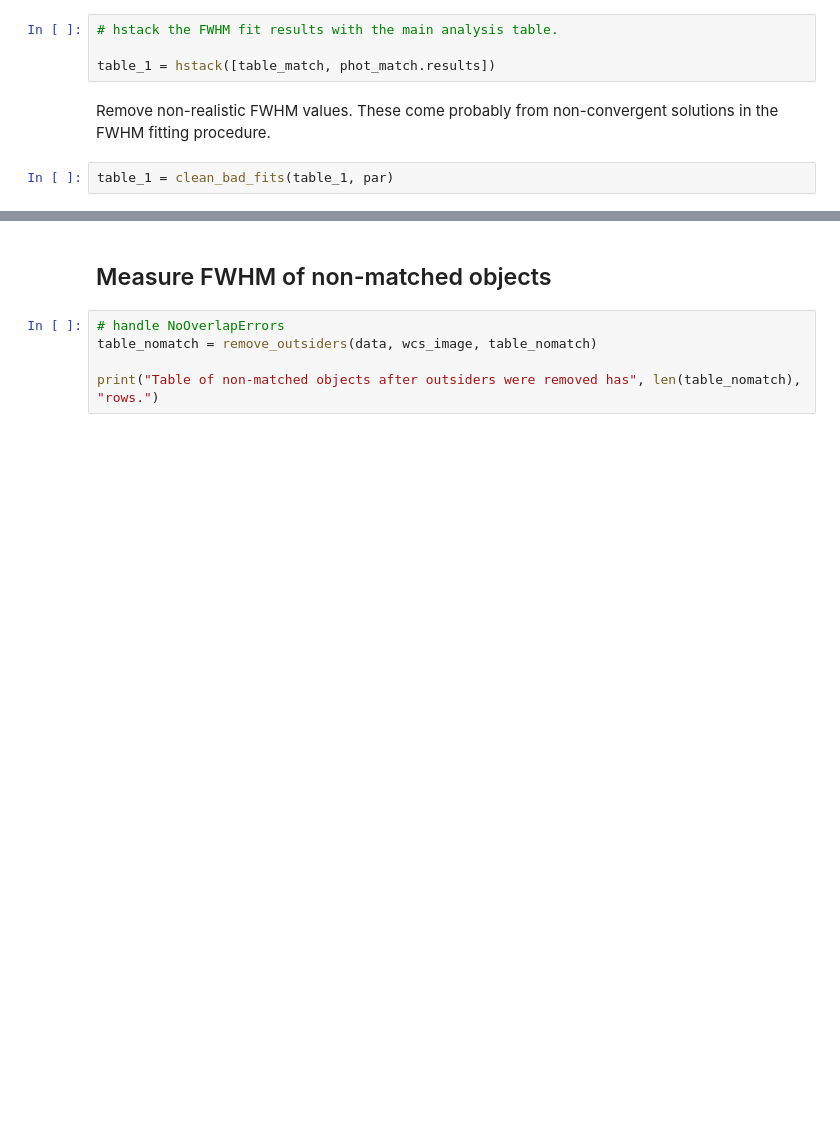
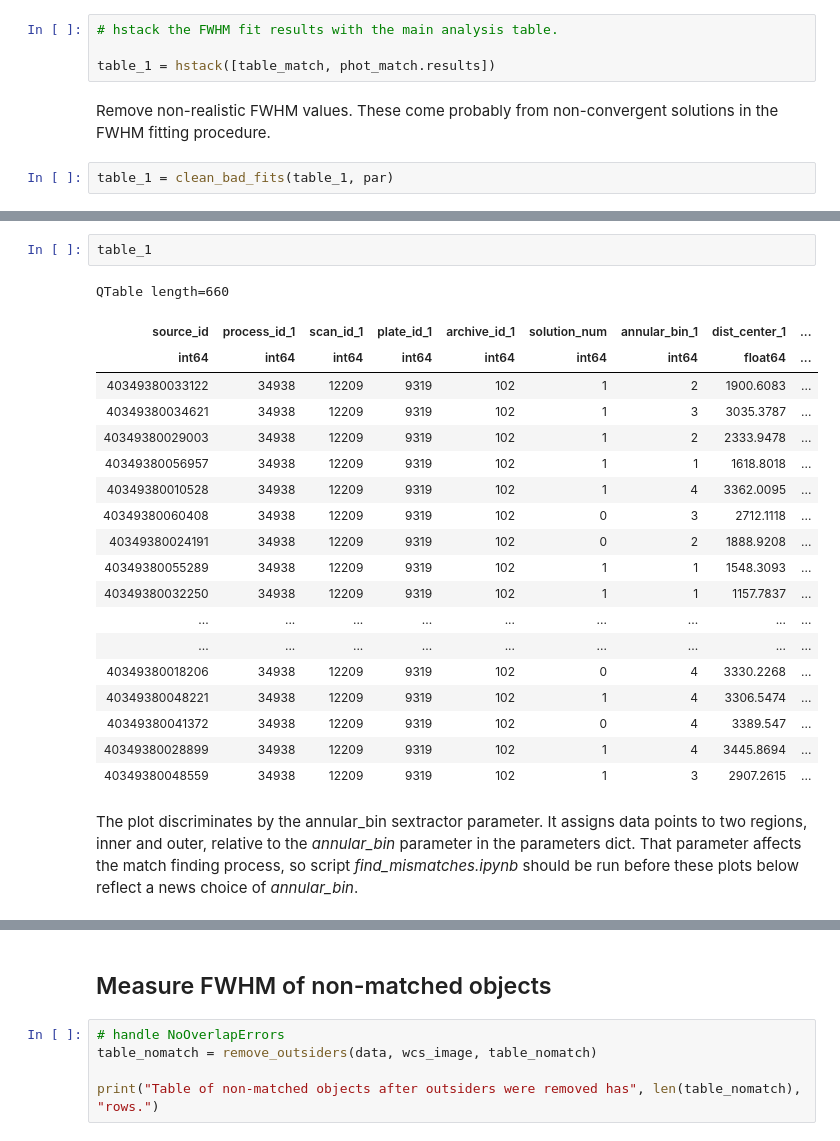
Before and after one commit to cuernodegazpacho/plateanalysis, a Jupyter notebook: footprints/psf_analysis.ipynb, the cells around one changed output, grey strips where cells are left out. Cells and saved outputs as stored; diff of their text form; blank space fills up the shorter version.

```diff
--- a/footprints/psf_analysis.ipynb
+++ b/footprints/psf_analysis.ipynb
@@ -223 +241,25 @@ Table of matched objects after bad PSF fits were removed has 780 rows.
+# %%
+table_1
+# %% [output]
+QTable length=660
+| source_id | process_id_1 | scan_id_1 | plate_id_1 | archive_id_1 | solution_num | annular_bin_1 | dist_center_1 | ... |
+| int64 | int64 | int64 | int64 | int64 | int64 | int64 | float64 | ... |
+| 40349380033122 | 34938 | 12209 | 9319 | 102 | 1 | 2 | 1900.6083 | ... |
+| 40349380034621 | 34938 | 12209 | 9319 | 102 | 1 | 3 | 3035.3787 | ... |
+| 40349380029003 | 34938 | 12209 | 9319 | 102 | 1 | 2 | 2333.9478 | ... |
+| 40349380056957 | 34938 | 12209 | 9319 | 102 | 1 | 1 | 1618.8018 | ... |
+| 40349380010528 | 34938 | 12209 | 9319 | 102 | 1 | 4 | 3362.0095 | ... |
+| 40349380060408 | 34938 | 12209 | 9319 | 102 | 0 | 3 | 2712.1118 | ... |
+| 40349380024191 | 34938 | 12209 | 9319 | 102 | 0 | 2 | 1888.9208 | ... |
+| 40349380055289 | 34938 | 12209 | 9319 | 102 | 1 | 1 | 1548.3093 | ... |
+| 40349380032250 | 34938 | 12209 | 9319 | 102 | 1 | 1 | 1157.7837 | ... |
+| ... | ... | ... | ... | ... | ... | ... | ... | ... |
+| ... | ... | ... | ... | ... | ... | ... | ... | ... |
+| 40349380018206 | 34938 | 12209 | 9319 | 102 | 0 | 4 | 3330.2268 | ... |
+| 40349380048221 | 34938 | 12209 | 9319 | 102 | 1 | 4 | 3306.5474 | ... |
+| 40349380041372 | 34938 | 12209 | 9319 | 102 | 0 | 4 | 3389.547 | ... |
+| 40349380028899 | 34938 | 12209 | 9319 | 102 | 1 | 4 | 3445.8694 | ... |
+| 40349380048559 | 34938 | 12209 | 9319 | 102 | 1 | 3 | 2907.2615 | ... |
+# %% [markdown]
+The plot discriminates by the annular_bin sextractor parameter. It assigns data points to two regions, inner and outer, relative to the *annular_bin* parameter in the parameters dict. That parameter affects the match finding process, so script *find_mismatches.ipynb* should be run before these plots below reflect a news choice of *annular_bin*.
 # %%
```
Also changed, not shown: parts of 12 cells of this notebook, 9 other files.
